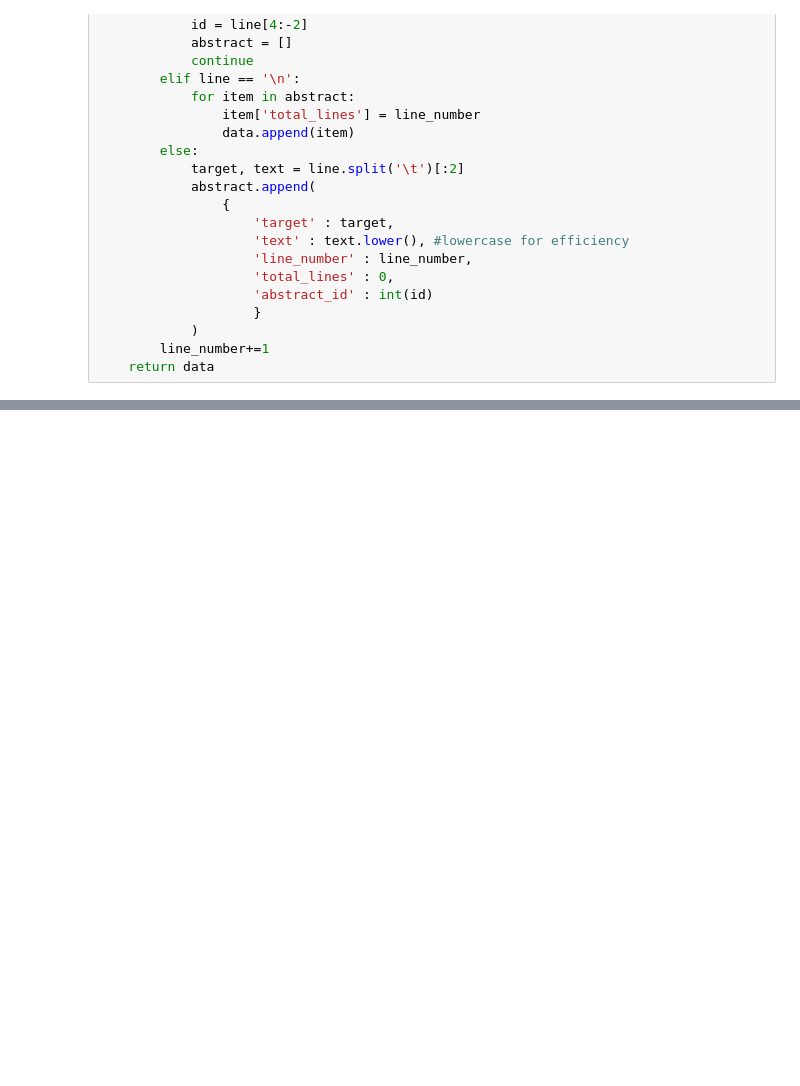
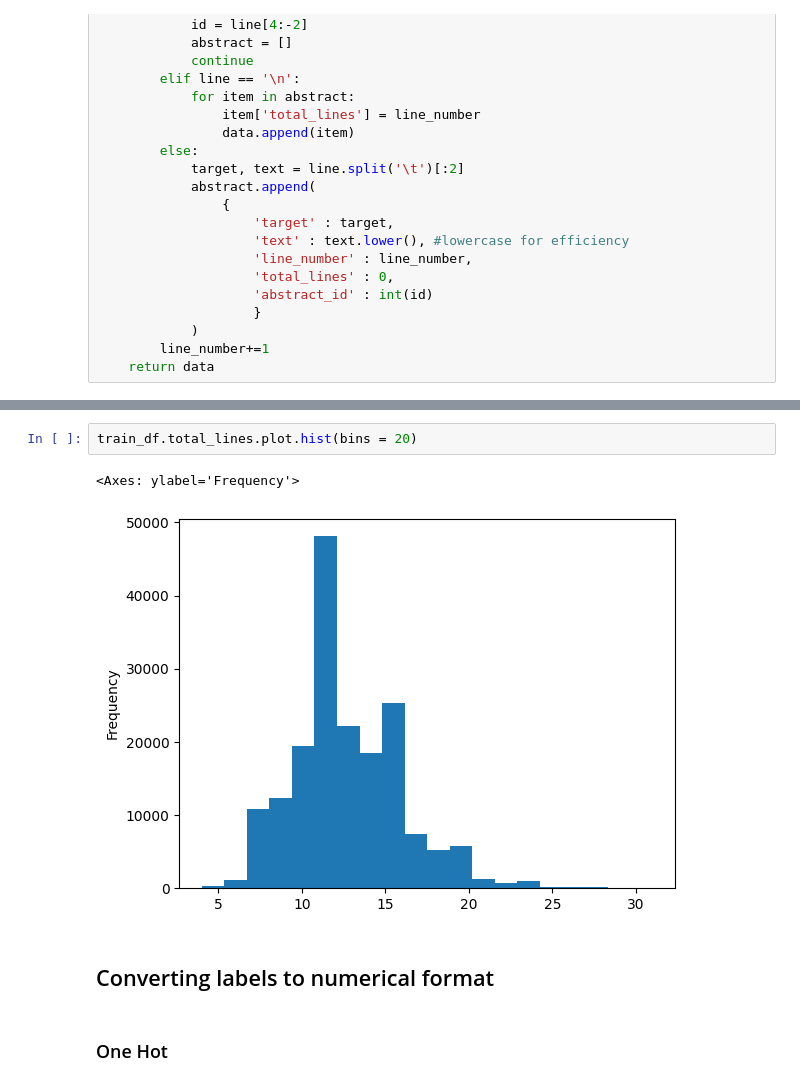
Before and after one commit to yehandineth/NLP_Learning, a Jupyter notebook: JSCReplication/skimlit.ipynb, the cells around one changed output, grey strips where cells are left out. Cells and saved outputs as stored; diff of their text form; blank space fills up the shorter version.

```diff
--- a/JSCReplication/skimlit.ipynb
+++ b/JSCReplication/skimlit.ipynb
@@ -181,0 +212,9 @@ pd.DataFrame(train).head(20)
+# %%
+train_df.total_lines.plot.hist(bins = 20)
+# %% [output]
+<Axes: ylabel='Frequency'>
+[figure, added]
+# %% [markdown]
+## Converting labels to numerical format
+# %% [markdown]
+### One Hot
```
Also changed, not shown: parts of 15 cells of this notebook.
